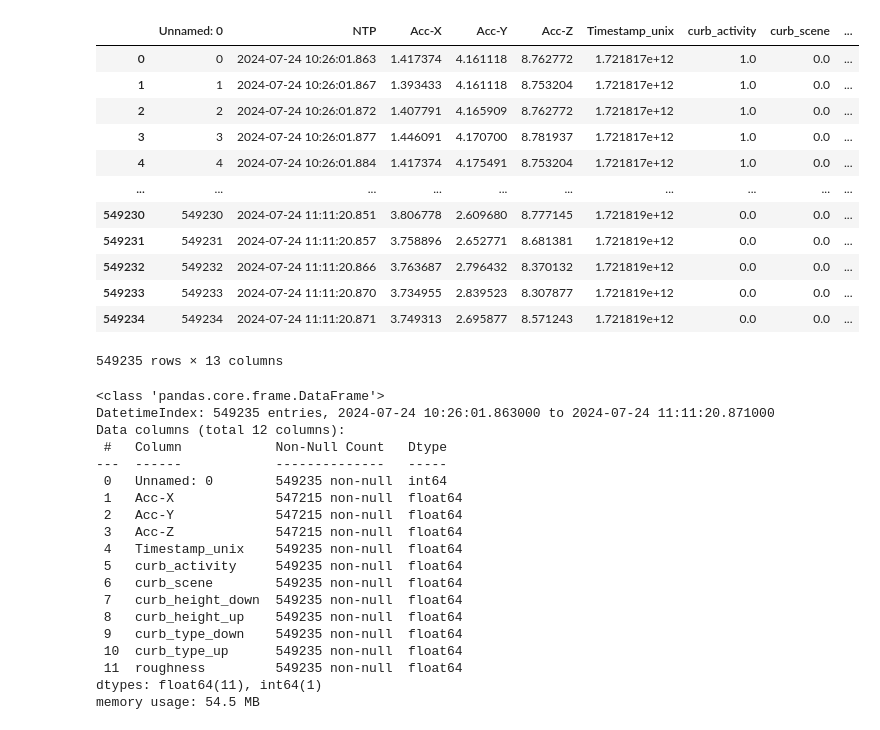
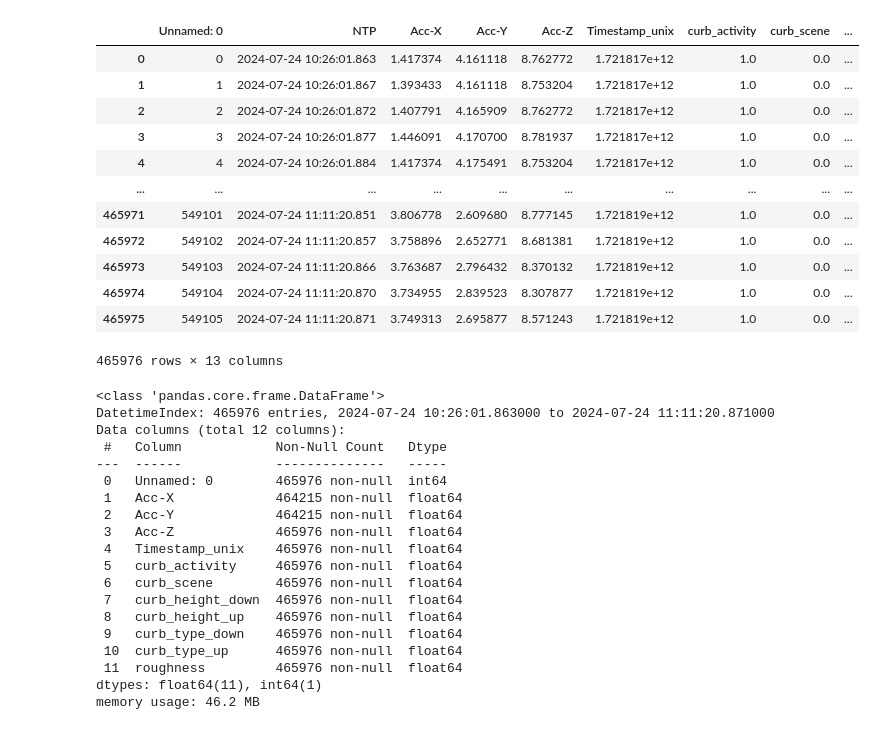
Before and after one commit to Ziyi-star/Bachelor-Project, a Jupyter notebook: notebooks/00-DataExploration.ipynb, the cells around one changed output. Drawn from its saved outputs; the diff is of its cells as text; code cells hidden in the pictures.

```diff
--- a/notebooks/00-DataExploration.ipynb
+++ b/notebooks/00-DataExploration.ipynb
@@ -5,22 +5,22 @@ import numpy as np
 import matplotlib.dates as mdates
 # %%
 # Load the CSV Data
-df= pd.read_csv('../data/handlebar/Accelerometer_data_merged_ESP1.csv')  # Load the CSV data using pandas
+df= pd.read_csv('../data/handlebar/Accelerometer_data_combined.csv')  # Load the CSV data using pandas
 df
 # %% [output]
 |  | Unnamed: 0 | NTP | Acc-X | Acc-Y | Acc-Z | Timestamp_unix | curb_activity | curb_scene | ... |
 | 0 | 0 | 2024-07-24 10:26:01.863 | 1.417374 | 4.161118 | 8.762772 | 1.721817e+12 | 1.0 | 0.0 | ... |
 | 1 | 1 | 2024-07-24 10:26:01.867 | 1.393433 | 4.161118 | 8.753204 | 1.721817e+12 | 1.0 | 0.0 | ... |
 | 2 | 2 | 2024-07-24 10:26:01.872 | 1.407791 | 4.165909 | 8.762772 | 1.721817e+12 | 1.0 | 0.0 | ... |
 | 3 | 3 | 2024-07-24 10:26:01.877 | 1.446091 | 4.170700 | 8.781937 | 1.721817e+12 | 1.0 | 0.0 | ... |
 | 4 | 4 | 2024-07-24 10:26:01.884 | 1.417374 | 4.175491 | 8.753204 | 1.721817e+12 | 1.0 | 0.0 | ... |
 | ... | ... | ... | ... | ... | ... | ... | ... | ... | ... |
-| 549230 | 549230 | 2024-07-24 11:11:20.851 | 3.806778 | 2.609680 | 8.777145 | 1.721819e+12 | 0.0 | 0.0 | ... |
-| 549231 | 549231 | 2024-07-24 11:11:20.857 | 3.758896 | 2.652771 | 8.681381 | 1.721819e+12 | 0.0 | 0.0 | ... |
-| 549232 | 549232 | 2024-07-24 11:11:20.866 | 3.763687 | 2.796432 | 8.370132 | 1.721819e+12 | 0.0 | 0.0 | ... |
-| 549233 | 549233 | 2024-07-24 11:11:20.870 | 3.734955 | 2.839523 | 8.307877 | 1.721819e+12 | 0.0 | 0.0 | ... |
-| 549234 | 549234 | 2024-07-24 11:11:20.871 | 3.749313 | 2.695877 | 8.571243 | 1.721819e+12 | 0.0 | 0.0 | ... |
+| 465971 | 549101 | 2024-07-24 11:11:20.851 | 3.806778 | 2.609680 | 8.777145 | 1.721819e+12 | 1.0 | 0.0 | ... |
+| 465972 | 549102 | 2024-07-24 11:11:20.857 | 3.758896 | 2.652771 | 8.681381 | 1.721819e+12 | 1.0 | 0.0 | ... |
+| 465973 | 549103 | 2024-07-24 11:11:20.866 | 3.763687 | 2.796432 | 8.370132 | 1.721819e+12 | 1.0 | 0.0 | ... |
+| 465974 | 549104 | 2024-07-24 11:11:20.870 | 3.734955 | 2.839523 | 8.307877 | 1.721819e+12 | 1.0 | 0.0 | ... |
+| 465975 | 549105 | 2024-07-24 11:11:20.871 | 3.749313 | 2.695877 | 8.571243 | 1.721819e+12 | 1.0 | 0.0 | ... |
-549235 rows × 13 columns
+465976 rows × 13 columns
 # %%
 #Convert 'NTP' to Datetime and Set as Index
 df['NTP'] = pd.to_datetime(df['NTP'])
@@ -28,21 +28,21 @@ df.set_index('NTP', inplace=True)
 df.info()
 # %% [output]
 <class 'pandas.core.frame.DataFrame'>
-DatetimeIndex: 549235 entries, 2024-07-24 10:26:01.863000 to 2024-07-24 11:11:20.871000
+DatetimeIndex: 465976 entries, 2024-07-24 10:26:01.863000 to 2024-07-24 11:11:20.871000
 Data columns (total 12 columns):
  #   Column            Non-Null Count   Dtype
 ---  ------            --------------   -----
- 0   Unnamed: 0        549235 non-null  int64
- 1   Acc-X             547215 non-null  float64
- 2   Acc-Y             547215 non-null  float64
- 3   Acc-Z             547215 non-null  float64
- 4   Timestamp_unix    549235 non-null  float64
- 5   curb_activity     549235 non-null  float64
- 6   curb_scene        549235 non-null  float64
- 7   curb_height_down  549235 non-null  float64
- 8   curb_height_up    549235 non-null  float64
- 9   curb_type_down    549235 non-null  float64
- 10  curb_type_up      549235 non-null  float64
- 11  roughness         549235 non-null  float64
+ 0   Unnamed: 0        465976 non-null  int64
+ 1   Acc-X             464215 non-null  float64
+ 2   Acc-Y             464215 non-null  float64
+ 3   Acc-Z             465976 non-null  float64
+ 4   Timestamp_unix    465976 non-null  float64
+ 5   curb_activity     465976 non-null  float64
+ 6   curb_scene        465976 non-null  float64
+ 7   curb_height_down  465976 non-null  float64
+ 8   curb_height_up    465976 non-null  float64
+ 9   curb_type_down    465976 non-null  float64
+ 10  curb_type_up      465976 non-null  float64
+ 11  roughness         465976 non-null  float64
 dtypes: float64(11), int64(1)
-memory usage: 54.5 MB
+memory usage: 46.2 MB
```
Also changed, not shown: parts of 6 cells of this notebook, 3 other files.
